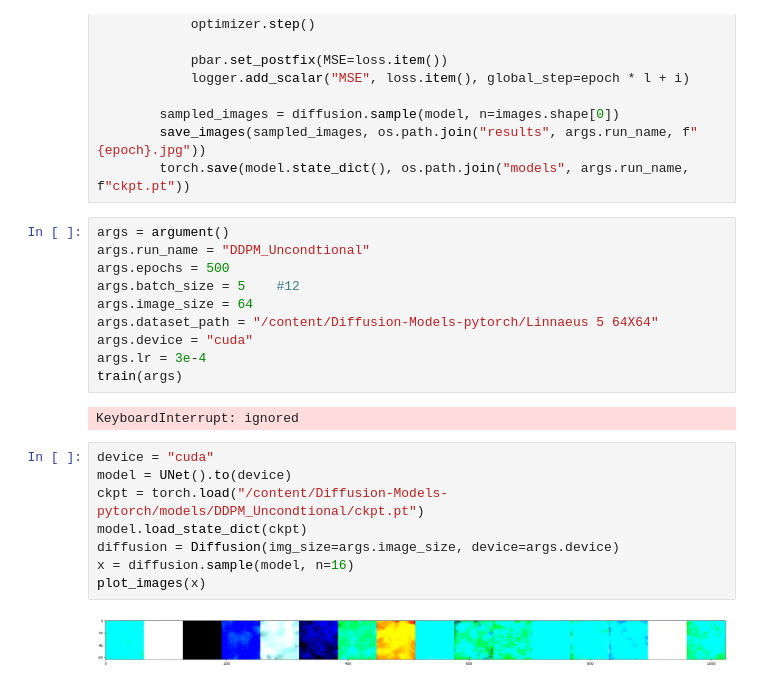
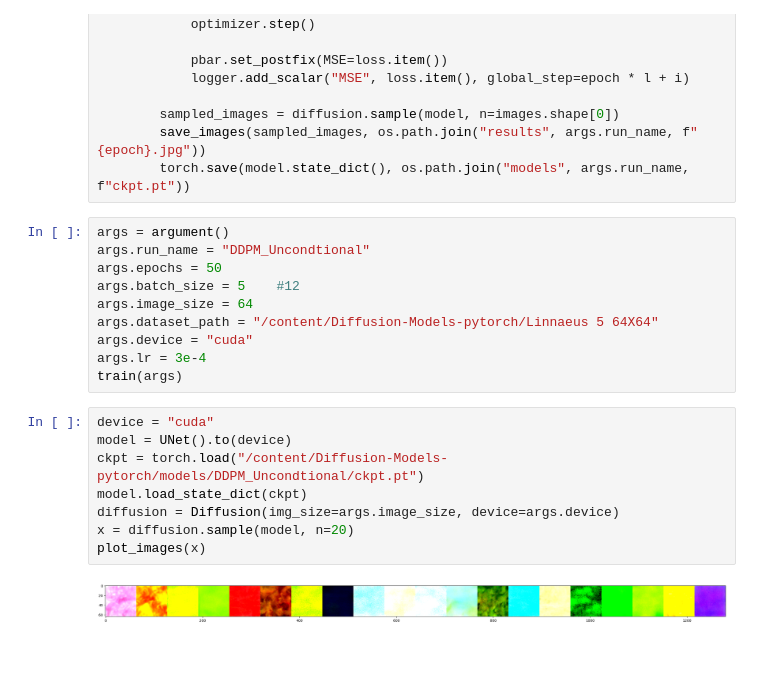
Before and after one commit to MDFahimAnjum/AliasFree-Diffusion-Models-PyTorch, a Jupyter notebook: ddpm_colab.ipynb, the cells around one changed output. Drawn from its saved outputs; the diff is of its cells as text; blank space fills up the shorter version.

```diff
--- a/ddpm_colab.ipynb
+++ b/ddpm_colab.ipynb
@@ -138,22 +138,20 @@ def train(args):
 # %%
 args = argument()
 args.run_name = "DDPM_Uncondtional"
-args.epochs = 500
+args.epochs = 50
 args.batch_size = 5    #12
 args.image_size = 64
 args.dataset_path = "/content/Diffusion-Models-pytorch/Linnaeus 5 64X64"
 args.device = "cuda"
 args.lr = 3e-4
 train(args)
-# %% [output]
-KeyboardInterrupt: ignored
 # %%
 device = "cuda"
 model = UNet().to(device)
 ckpt = torch.load("/content/Diffusion-Models-pytorch/models/DDPM_Uncondtional/ckpt.pt")
 model.load_state_dict(ckpt)
 diffusion = Diffusion(img_size=args.image_size, device=args.device)
-x = diffusion.sample(model, n=16)
+x = diffusion.sample(model, n=20)
 plot_images(x)
 # %% [output]
-[figure, old version]
+[figure, new version]
```
Also changed, not shown: parts of 1 cell of this notebook.
